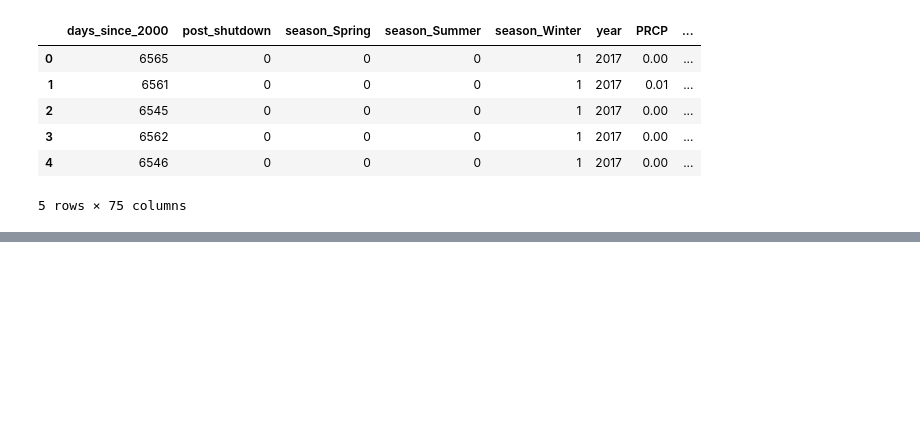
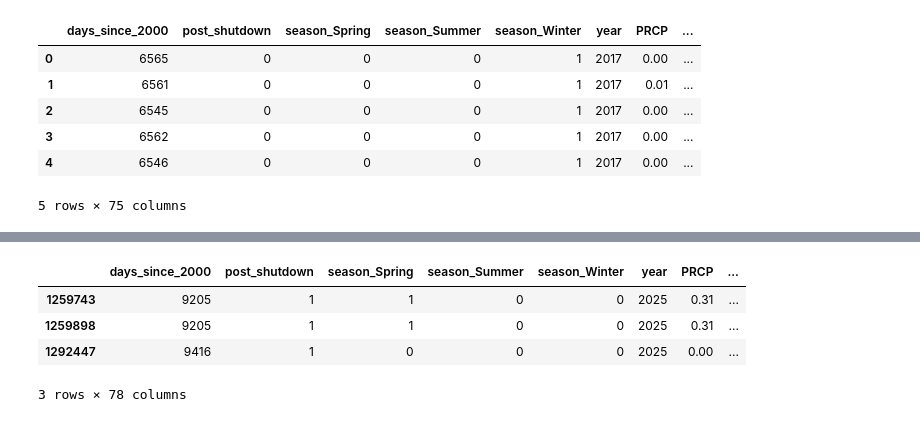
Before and after one commit to azcao95/cta-ridership-w2026-mads-milestone-2, a Jupyter notebook: ridership.ipynb, the cells around one changed output, grey strips where cells are left out. Saved outputs shown, nothing was run; the diff lists cells and outputs as text; code cells hidden in the pictures; blank space fills up the shorter version.

```diff
--- a/ridership.ipynb
+++ b/ridership.ipynb
@@ -579,0 +672,20 @@ Decision Tree R²:   0.8037
+# %%
+# 1. Calculate errors and sort (same as before)
+results = X_test.copy()
+results['Actual'] = y_test
+results['Predicted'] = y_pred_dt
+results['Abs_Error'] = abs(results['Actual'] - results['Predicted'])
+
+# 2. Get top 3 as a DataFrame
+# We use .head(3) to keep it concise
+top_failures_df = results.sort_values(by='Abs_Error', ascending=False).head(3)
+
+# 3. Display the DataFrame
+# If you are in a Jupyter Notebook, just typing the variable name prints a nice table
+top_failures_df
+# %% [output]
+|  | days_since_2000 | post_shutdown | season_Spring | season_Summer | season_Winter | year | PRCP | ... |
+| 1259743 | 9205 | 1 | 1 | 0 | 0 | 2025 | 0.31 | ... |
+| 1259898 | 9205 | 1 | 1 | 0 | 0 | 2025 | 0.31 | ... |
+| 1292447 | 9416 | 1 | 0 | 0 | 0 | 2025 | 0.00 | ... |
+3 rows × 78 columns
```
Also changed, not shown: parts of 11 cells of this notebook, 1 other file.
